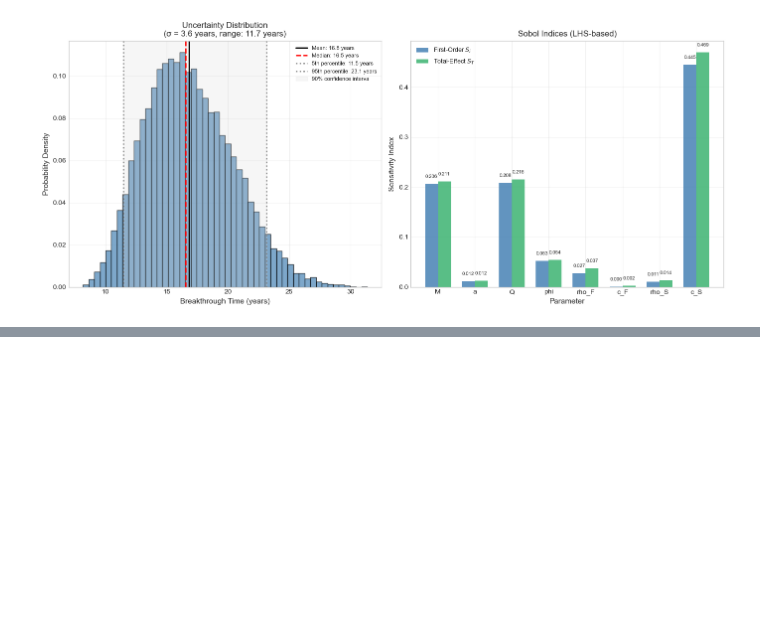
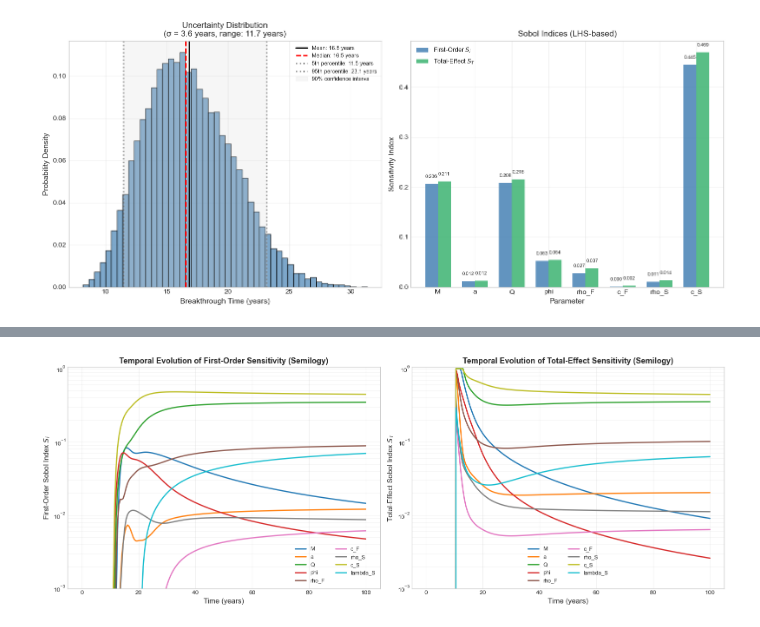
Before and after one commit to jtecklenburg/geothermal-doublet, a Jupyter notebook: sensitivity.ipynb, the cells around one changed output, grey strips where cells are left out. Cells and saved outputs as stored; diff of their text form; code cells hidden in the pictures; blank space fills up the shorter version.

```diff
--- a/sensitivity.ipynb
+++ b/sensitivity.ipynb
@@ -343,0 +446,47 @@ plt.show()
+# %%
+# ============================================================
+# Temporal Sobol sensitivity analysis (Semilogx visualization)
+# Re-plot the same data with logarithmic y-axis
+# ============================================================
+
+fig, (ax1, ax2) = plt.subplots(1, 2, figsize=(16, 6))
+
+# Define colors for each parameter (same as linear plot)
+colors = plt.cm.tab10(np.linspace(0, 1, min(10, num_params_sobol_calc)))
+if num_params_sobol_calc > 10:
+    colors = plt.cm.rainbow(np.linspace(0, 1, num_params_sobol_calc))
+
+# Handle first time point = 0 for semilogy (replace with small epsilon)
+epsilon = selected_times[selected_times > 0].min() / 10
+x_log = np.where(selected_times > 0, selected_times, epsilon)
+
+# Left plot: First-Order Sobol indices over time (semilogy)
+for i in range(num_params_sobol_calc):
+    ax1.semilogy(x_log, S_first_temporal[:, i],
+                 linewidth=2,
+                 label=param_names_bc[i], color=colors[i])
+
+ax1.set_xlabel('Time (years)', fontsize=12)
+ax1.set_ylabel('First-Order Sobol Index $S_i$', fontsize=12)
+ax1.set_title('Temporal Evolution of First-Order Sensitivity (Semilogy)', fontsize=13, fontweight='bold')
+ax1.legend(loc='best', fontsize=9, ncol=2)
+ax1.grid(True, alpha=0.3, which='both')
+ax1.set_ylim(0.001, 1.05)
+
+# Right plot: Total-Effect Sobol indices over time (semilogy)
+for i in range(num_params_sobol_calc):
+    ax2.semilogy(x_log, S_total_temporal[:, i],
+                 linewidth=2,
+                 label=param_names_bc[i], color=colors[i])
+
+ax2.set_xlabel('Time (years)', fontsize=12)
+ax2.set_ylabel('Total-Effect Sobol Index $S_T$', fontsize=12)
+ax2.set_title('Temporal Evolution of Total-Effect Sensitivity (Semilogy)', fontsize=13, fontweight='bold')
+ax2.legend(loc='best', fontsize=9, ncol=2)
+ax2.grid(True, alpha=0.3, which='both')
+ax2.set_ylim(0.001, 1.05)
+
+plt.tight_layout()
+plt.show()
+# %% [output]
+[figure, added]
```
Also changed, not shown: parts of 11 cells of this notebook.
